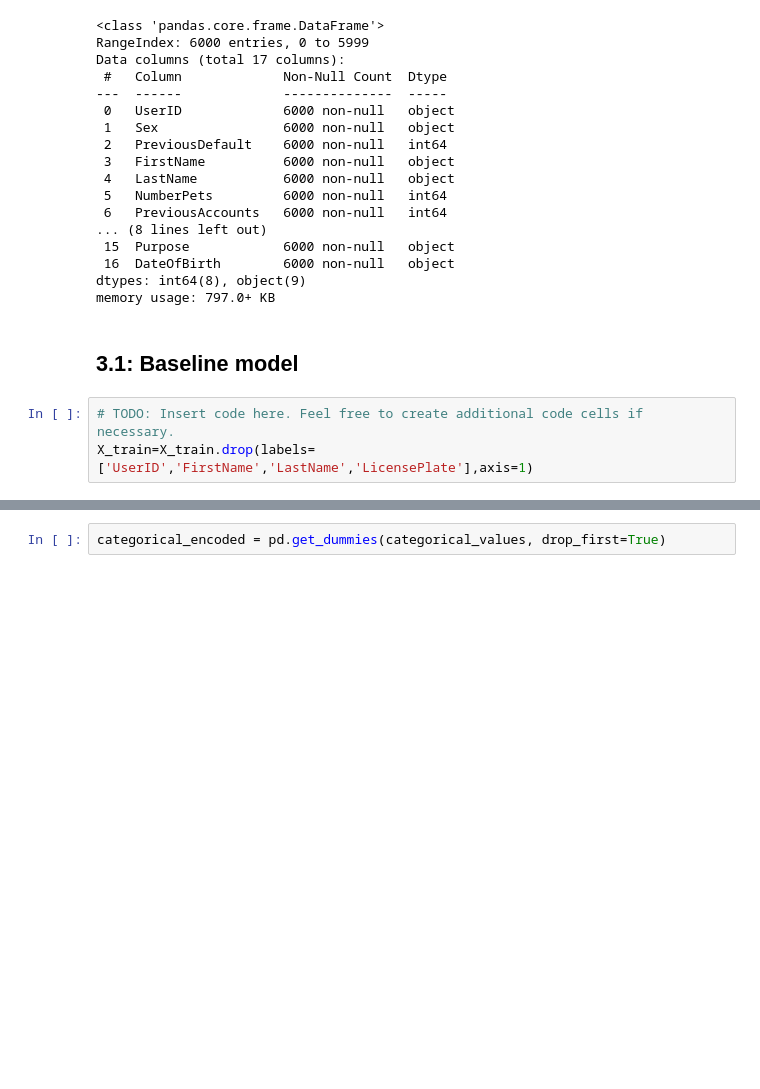
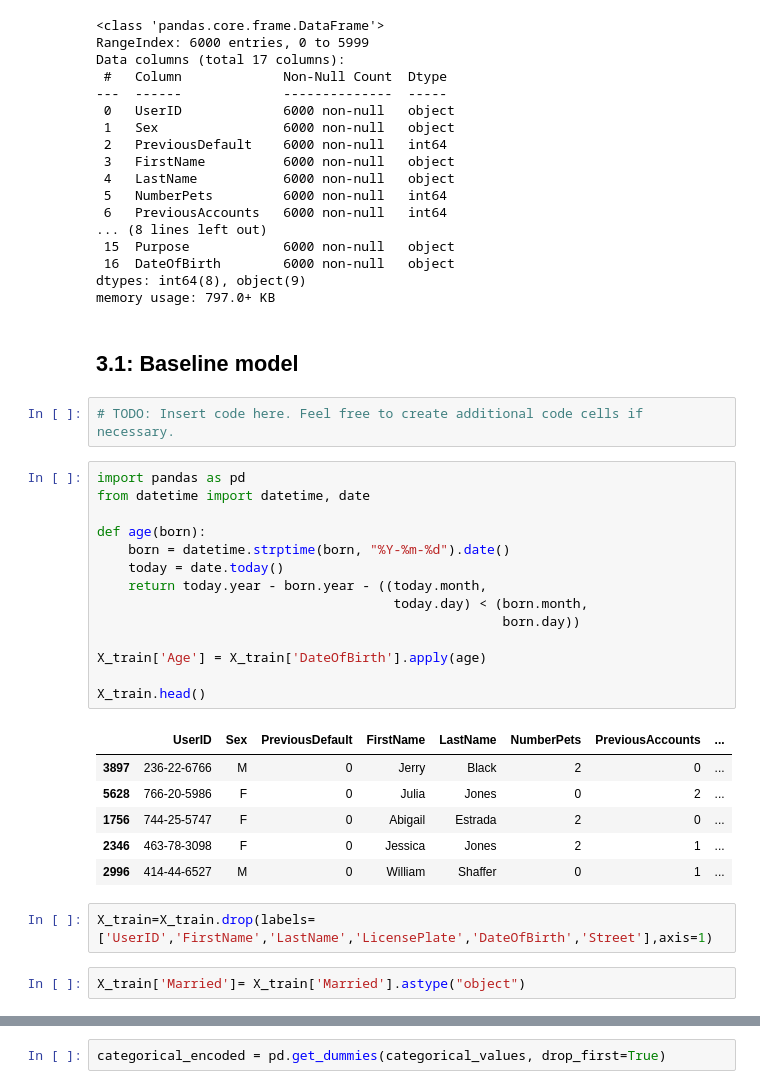
Before and after one commit to TinaSunS/MMA869, a Jupyter notebook: MMA_MMAB_MMAI_2023_869_Individual_Assignment.ipynb, the cells around one changed output, grey strips where cells are left out. Cells and saved outputs as stored; diff of their text form; blank space fills up the shorter version.

```diff
--- a/MMA_MMAB_MMAI_2023_869_Individual_Assignment.ipynb
+++ b/MMA_MMAB_MMAI_2023_869_Individual_Assignment.ipynb
@@ -493,7 +514,31 @@ memory usage: 797.0+ KB
 ## 3.1: Baseline model
 # %%
 # TODO: Insert code here. Feel free to create additional code cells if necessary.
-X_train=X_train.drop(labels=['UserID','FirstName','LastName','LicensePlate'],axis=1)
+# %%
+import pandas as pd
+from datetime import datetime, date
+
+def age(born):
+    born = datetime.strptime(born, "%Y-%m-%d").date()
+    today = date.today()
+    return today.year - born.year - ((today.month,
+                                      today.day) < (born.month,
+                                                    born.day))
+
+X_train['Age'] = X_train['DateOfBirth'].apply(age)
+
+X_train.head()
+# %% [output]
+|  | UserID | Sex | PreviousDefault | FirstName | LastName | NumberPets | PreviousAccounts | ... |
+| 3897 | 236-22-6766 | M | 0 | Jerry | Black | 2 | 0 | ... |
+| 5628 | 766-20-5986 | F | 0 | Julia | Jones | 0 | 2 | ... |
+| 1756 | 744-25-5747 | F | 0 | Abigail | Estrada | 2 | 0 | ... |
+| 2346 | 463-78-3098 | F | 0 | Jessica | Jones | 2 | 1 | ... |
+| 2996 | 414-44-6527 | M | 0 | William | Shaffer | 0 | 1 | ... |
+# %%
+X_train=X_train.drop(labels=['UserID','FirstName','LastName','LicensePlate','DateOfBirth','Street'],axis=1)
+# %%
+X_train['Married']= X_train['Married'].astype("object")
 # %%
 # Getting the categorical variables
 categorical_values = X_train.select_dtypes(include=['object'])
```
Also changed, not shown: parts of 51 cells of this notebook.
